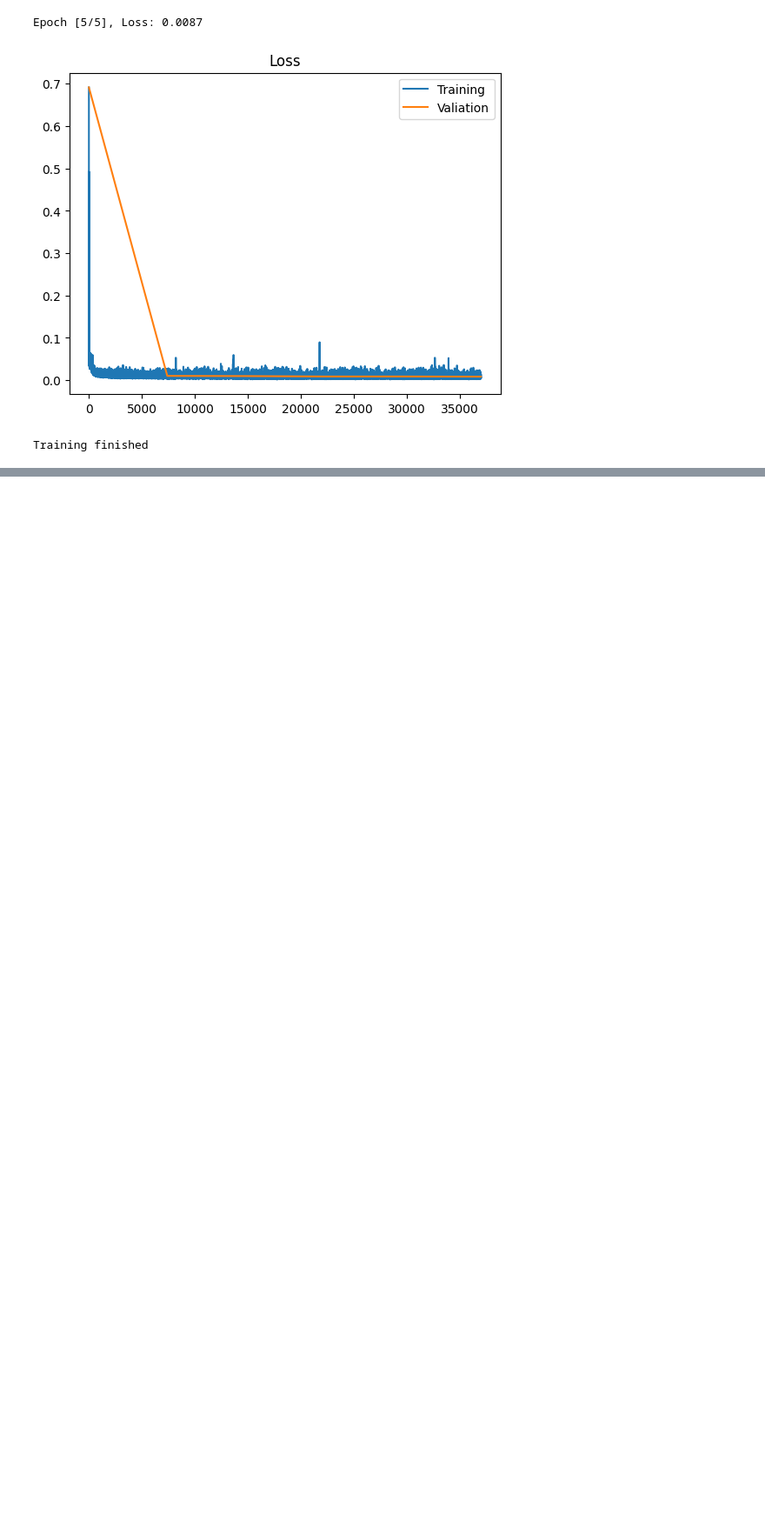
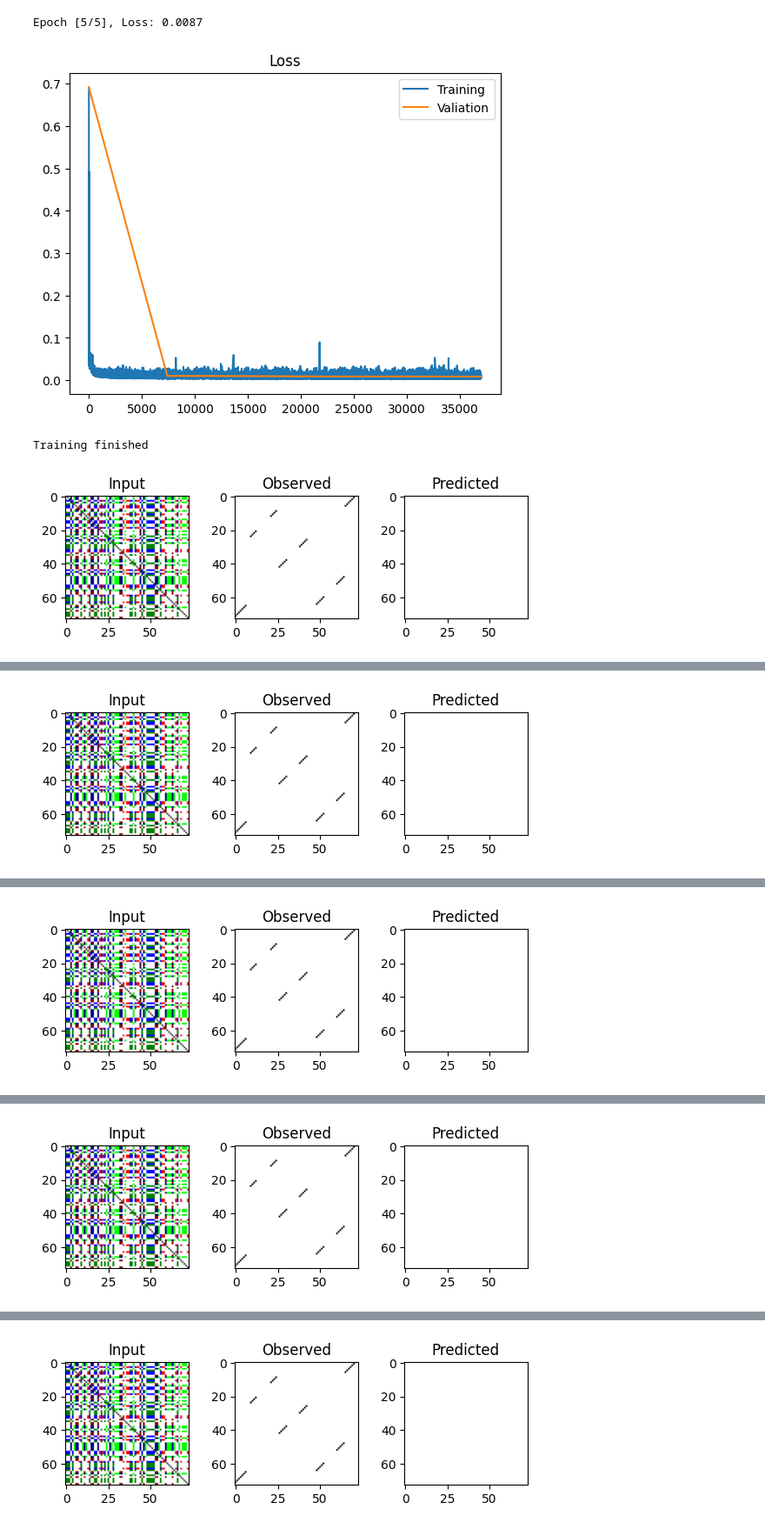
Before and after one commit to MEskerod/project_deeplearning_2023, a Jupyter notebook: deeplearning_project.ipynb, the cells around one changed output, grey strips where cells are left out. Shown at 87% size. Saved outputs shown, nothing was run; the diff lists cells and outputs as text; code cells hidden in the pictures; blank space fills up the shorter version.

Commit message:
Implemented DICE and IoU (which does not work)

```diff
--- a/deeplearning_project.ipynb
+++ b/deeplearning_project.ipynb
@@ -428,3 +424,22 @@ class DICE(nn.Module):
+# %%
+def dice_loss(inputs, targets, smooth=1e-5):
+  intersection = torch.sum(targets * inputs, dim=(1,2,3))
+  sum_of_squares_pred = torch.sum(torch.square(inputs), dim=(1,2,3))
+  sum_of_squares_true = torch.sum(torch.square(targets), dim=(1,2,3))
+  dice = (2 * intersection + smooth) / (sum_of_squares_pred + sum_of_squares_true + smooth)
+  return 1-dice
+
+def IoU_loss(inputs, targets, smooth=1e-5):
+  inputs = inputs.view(-1)
+  targets = targets.view(-1)
+
+  intersection = (inputs * targets).sum()
+  total = (inputs + targets).sum()
+  union = total - intersection
+
+  IoU = (intersection + smooth)/(union + smooth)
+
+  return 1-IoU
 # %% [markdown]
 ### Optimizers
 # %%
@@ -541,3 +556,14 @@ Epoch [4/5], Loss: 0.0088
 Epoch [5/5], Loss: 0.0087
 [figure]
 Training finished
+# %%
+%matplotlib inline
+
+num_input_channels = 8
+cae = RNASecondaryStructureCAE(num_input_channels).cuda()
+
+fit_model(cae, train_dataset, validation_dataset, loss_func = dice_loss)
+
+print("Training finished")
+# %% [output]
+[figure, added]
@@ -543,0 +571 @@ Training finished
+[figure, added]
@@ -543,0 +573 @@ Training finished
+[figure, added]
@@ -543,0 +575 @@ Training finished
+[figure, added]
@@ -543,0 +577 @@ Training finished
+[figure, added]
```
Also changed, not shown: parts of 4 cells of this notebook.
